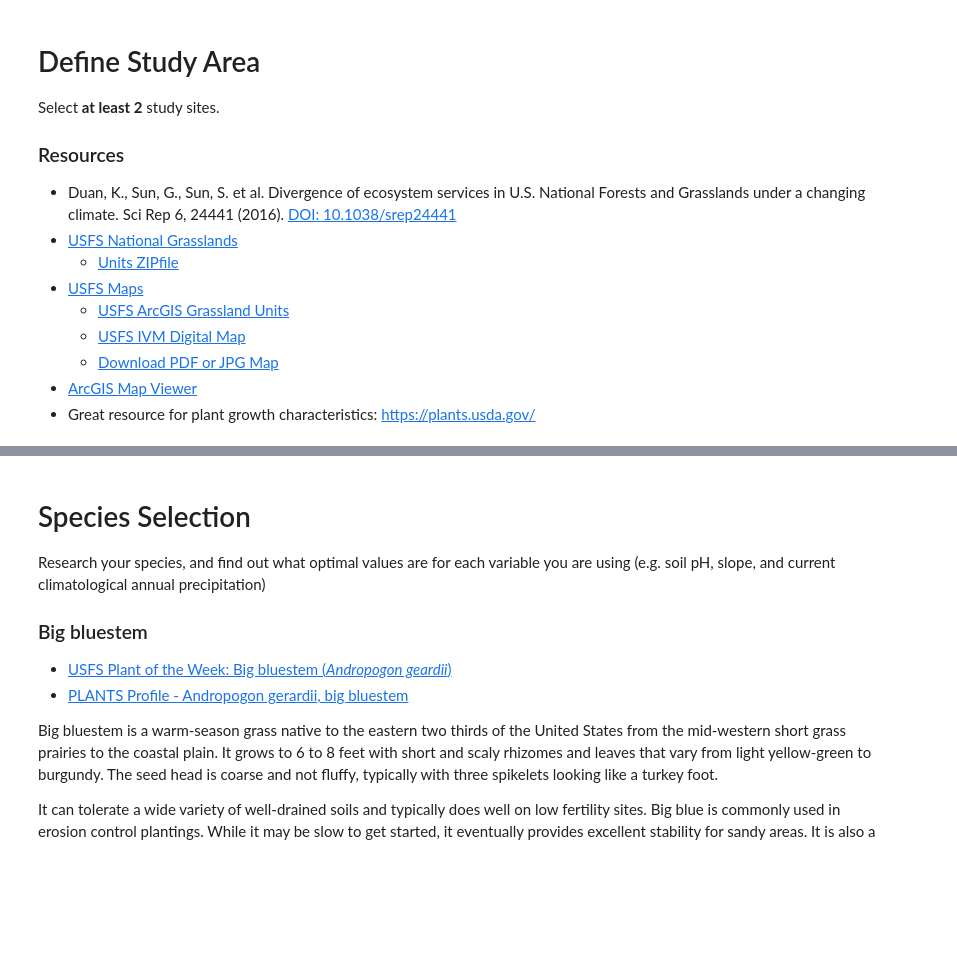
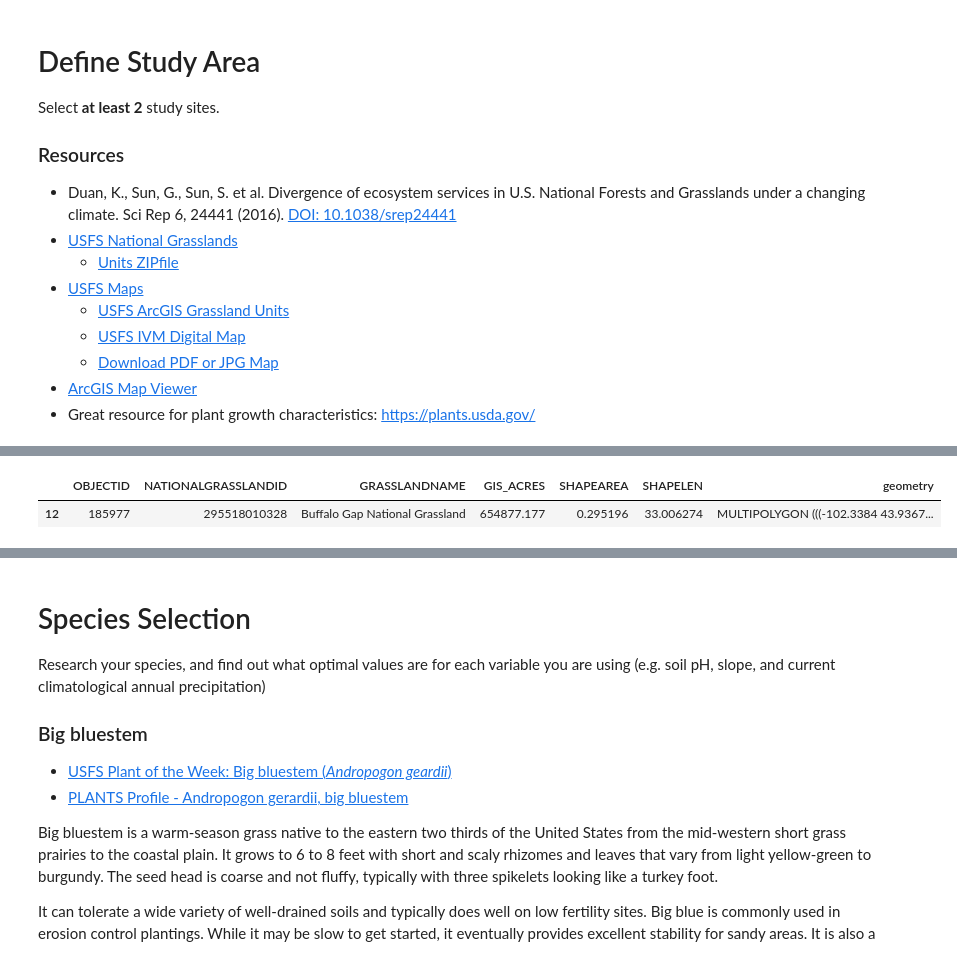
Before and after one commit to byandell-envsys/habitatSuitability, a Jupyter notebook: 1_study_area.ipynb, the cells around one changed output, grey strips where cells are left out. Cells and saved outputs as stored; diff of their text form; code cells hidden in the pictures; blank space fills up the shorter version.

```diff
--- a/1_study_area.ipynb
+++ b/1_study_area.ipynb
@@ -28,0 +63,6 @@ Select **at least 2** study sites.
+# %%
+buffalo_gdf = grassland_gdf.loc[grassland_gpd['GRASSLANDNAME'] == "Buffalo Gap National Grassland"]
+buffalo_gdf
+# %% [output]
+|  | OBJECTID | NATIONALGRASSLANDID | GRASSLANDNAME | GIS_ACRES | SHAPEAREA | SHAPELEN | geometry |
+| 12 | 185977 | 295518010328 | Buffalo Gap National Grassland | 654877.177 | 0.295196 | 33.006274 | MULTIPOLYGON (((-102.3384 43.9367... |
```
Also changed, not shown: parts of 7 cells of this notebook, 1 other file.
